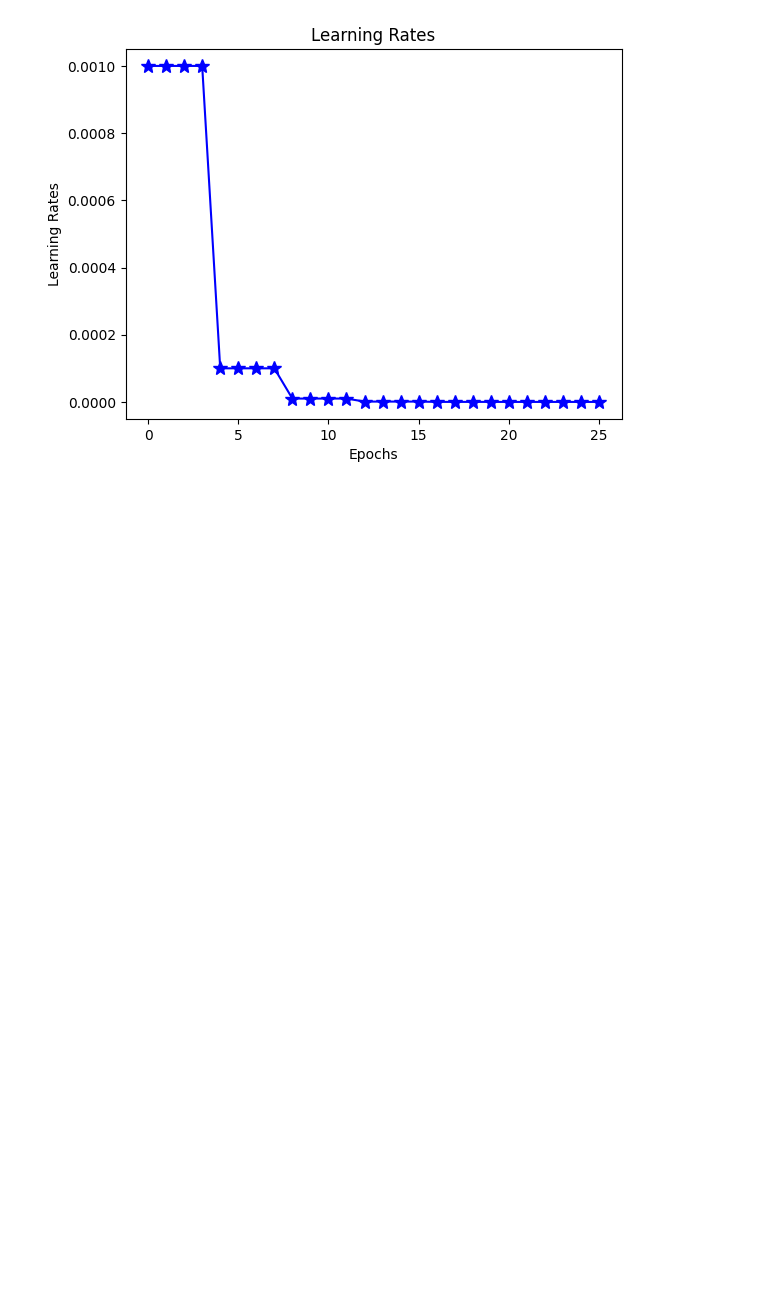
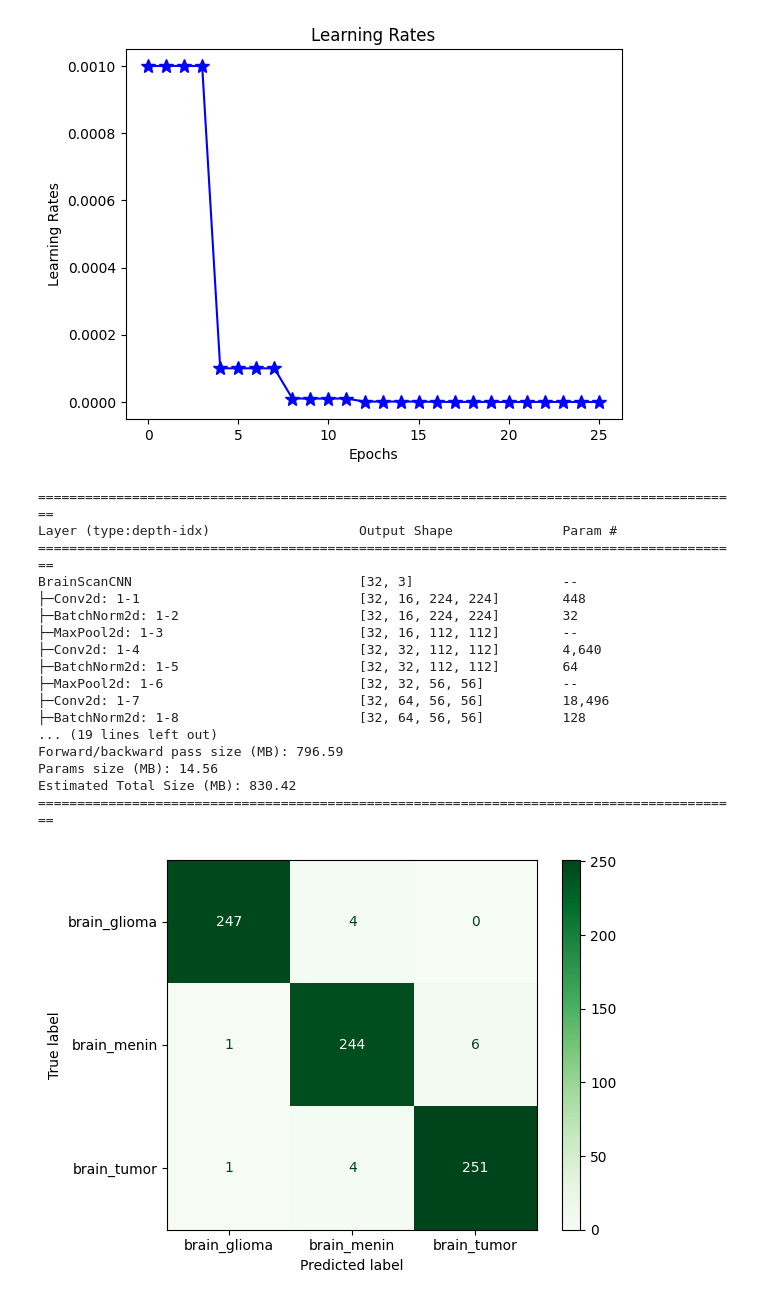
Before and after one commit to Emmanuel-Afrifa/Brain-Cancer-MRI-Detection, a Jupyter notebook: notebooks/brain_mri_tumor_detection_cnn.ipynb, the cells around one changed output. Saved outputs shown, nothing was run; the diff lists cells and outputs as text; code cells hidden in the pictures; blank space fills up the shorter version.

```diff
--- a/notebooks/brain_mri_tumor_detection_cnn.ipynb
+++ b/notebooks/brain_mri_tumor_detection_cnn.ipynb
@@ -20,6 +24,8 @@ from src.utils.visualizations import class_counter, plot_raw_vs_transformed_imgs
 configs = load_config("configs/config.yaml")
 # %% [markdown]
 #### Checking the device
+# %%
+device = torch.device("cuda" if torch.cuda.is_available() else "cpu")
 # %% [markdown]
 #### Checking the classes in the dataset
 # %%
@@ -120,8 +126,33 @@ plot_learning_rates(history, color="b", marker="*", markersize=10, title="Learni
 # %% [output]
 [figure]
 # %%
+model = BrainScanCNN(3)
+print(model)
+if os.path.exists("artifacts/models/model_brain_cnn.pth"):
+    checkpoint = torch.load("artifacts/models/model_brain_cnn.pth")
+    model.load_state_dict(checkpoint["model_state_dict"])
 targets = []
+class_names = train_dataset.classes
 for _, labels in test_loader:
     targets.extend(labels.numpy().tolist())
 predictions, prediction_probs = predict(test_loader, model=model, device=device)
 get_confusion_matrix(targets=targets, predictions=predictions, class_names=class_names, save_name="confusion_matrix_eval_basline_cnn")
+# %% [output]
+==========================================================================================
+Layer (type:depth-idx)                   Output Shape              Param #
+==========================================================================================
+BrainScanCNN                             [32, 3]                   --
+├─Conv2d: 1-1                            [32, 16, 224, 224]        448
+├─BatchNorm2d: 1-2                       [32, 16, 224, 224]        32
+├─MaxPool2d: 1-3                         [32, 16, 112, 112]        --
+├─Conv2d: 1-4                            [32, 32, 112, 112]        4,640
+├─BatchNorm2d: 1-5                       [32, 32, 112, 112]        64
+├─MaxPool2d: 1-6                         [32, 32, 56, 56]          --
+├─Conv2d: 1-7                            [32, 64, 56, 56]          18,496
+├─BatchNorm2d: 1-8                       [32, 64, 56, 56]          128
+... (19 lines left out)
+Forward/backward pass size (MB): 796.59
+Params size (MB): 14.56
+Estimated Total Size (MB): 830.42
+==========================================================================================
+[figure, added]
```
Also changed, not shown: parts of 5 cells of this notebook, 17 other files.
